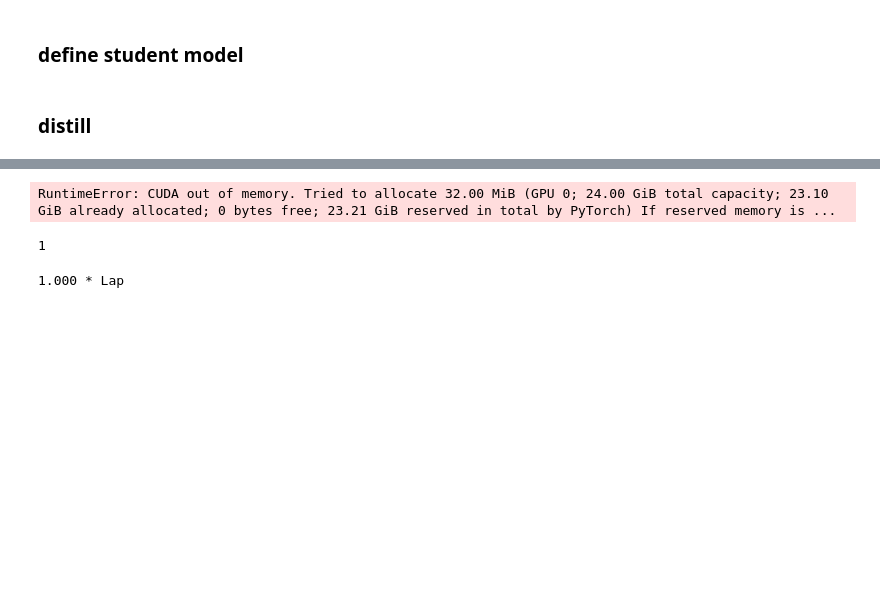
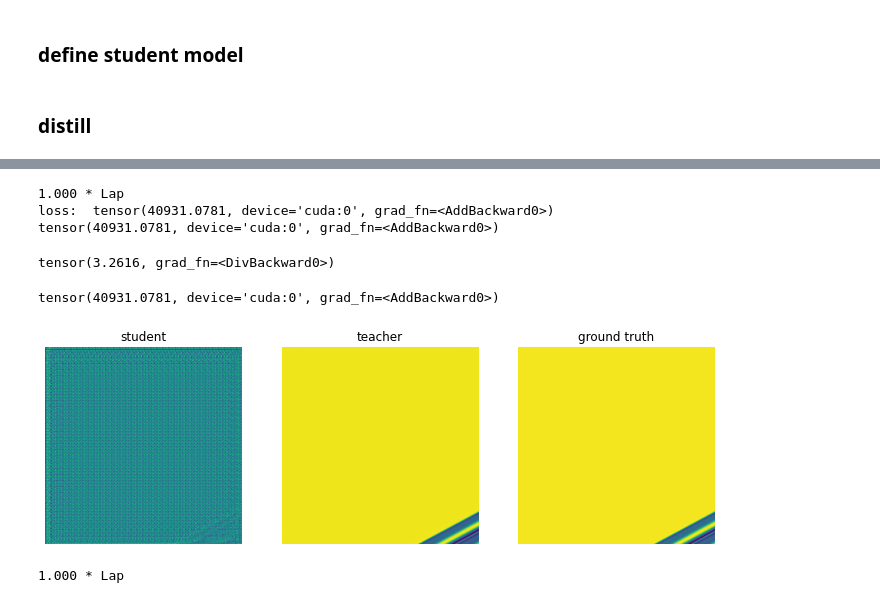
Before and after one commit to crispianm/ST-MFNet, a Jupyter notebook: loss_nb.ipynb, the cells around one changed output, grey strips where cells are left out. Saved outputs shown, nothing was run; the diff lists cells and outputs as text; code cells hidden in the pictures; blank space fills up the shorter version.

```diff
--- a/loss_nb.ipynb
+++ b/loss_nb.ipynb
@@ -33,6 +38,9 @@ class trainArgs:
     kernel_size = 5
     dilation = 1
     finetune_pwc = False
+    temp = 10
+    alpha = 0.3
+    distill_loss_fn = 'KLDivLoss'
 
 args=trainArgs()
 # %%
@@ -1002,16 +656,12 @@ frame7 = it_1[4].cuda()
 # %%
+import losses
 output = student(frame1, frame3, frame5, frame7)
 targets = teacher(frame1, frame3, frame5, frame7)
 
-loss_fn = DistillationLoss(args)
-loss_sum = loss_fn(output, targets, [frame3, frame5])
-
-
-
+loss_fn = losses.DistillationLoss(args)
+loss_sum = loss_fn(output, targets, frame4, [frame3, frame5])
 print(loss_sum)
 # %% [output]
-RuntimeError: CUDA out of memory. Tried to allocate 32.00 MiB (GPU 0; 24.00 GiB total capacity; 23.10 GiB already allocated; 0 bytes free; 23.21 GiB reserved in total by PyTorch) If reserved memory is ...
+1.000 * Lap
+loss:  tensor(40931.0781, device='cuda:0', grad_fn=<AddBackward0>)
+tensor(40931.0781, device='cuda:0', grad_fn=<AddBackward0>)
-# %%
-len(targets)
-# %% [output]
-1
@@ -1020,3 +668,37 @@ torch.cuda.empty_cache()
+# %%
+loss_function(frame4.cpu(), output['frame1'].cpu())/len(train_loader)
+# %% [output]
+tensor(3.2616, grad_fn=<DivBackward0>)
+# %%
+alpha = 0.3
+student_loss22 = loss_function(output['frame1'].cpu(), frame4.cpu())
+distillation_loss22 = distillation_loss(output['frame1'], targets['frame1'], distill_loss_fn)
+loss = alpha * student_loss22 + (1 - alpha) * distillation_loss22
+loss
+# %% [output]
+tensor(40931.0781, device='cuda:0', grad_fn=<AddBackward0>)
+# %%
+fig, ax = plt.subplot_mosaic([
+    ['student', 'teacher', 'ground truth'],
+], figsize=(12, 6))
+fig.patch.set_facecolor('xkcd:white')
+ax['student'].imshow(output['frame1'][0, 0, :, :].cpu().detach().numpy())
+ax['student'].set_title('student')
+ax['student'].axis('off')
+
+ax['teacher'].imshow(targets['frame1'][0, 0, :, :].cpu().detach().numpy())
+ax['teacher'].set_title('teacher')
+ax['teacher'].axis('off')
+
+
+ax['ground truth'].imshow(frame4[0, 0, :, :].cpu().detach().numpy())
+ax['ground truth'].set_title('ground truth')
+ax['ground truth'].axis('off')
+
+plt.show()
+torch.cuda.empty_cache()
+# %% [output]
+[figure, added]
 # %%
 selfloss = []
 selfloss_module = nn.ModuleList()
```
Also changed, not shown: parts of 19 cells of this notebook, 6 other files.
